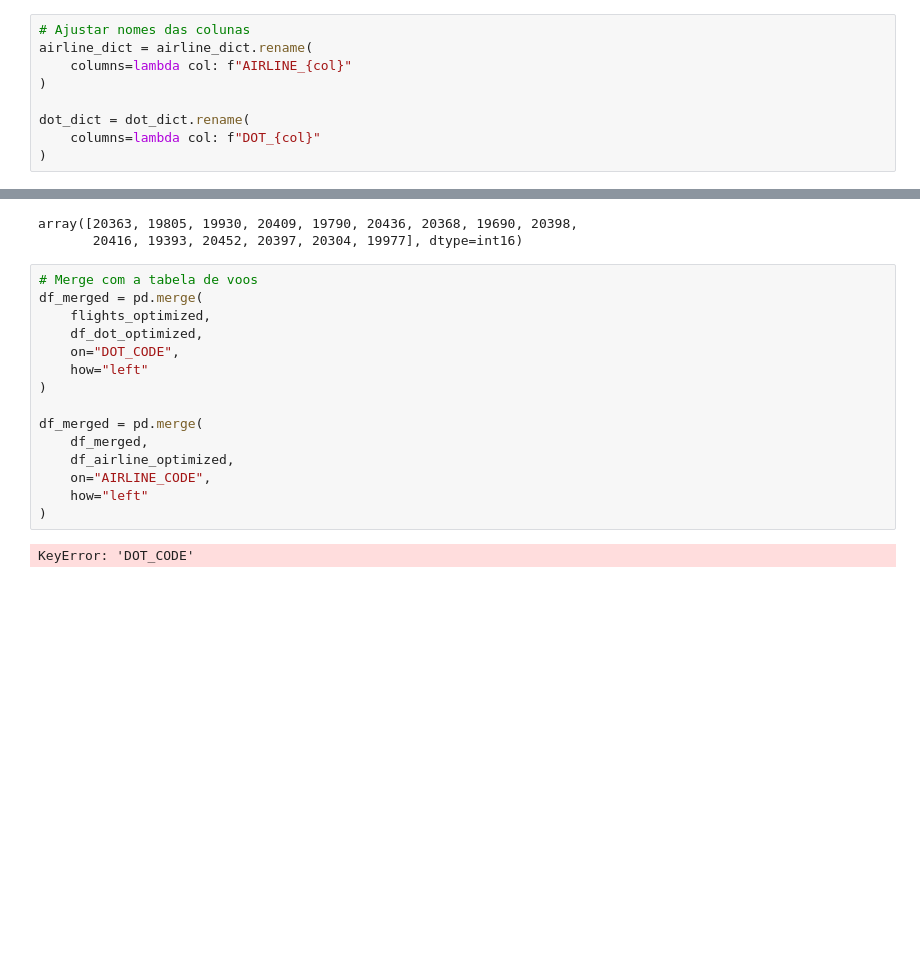
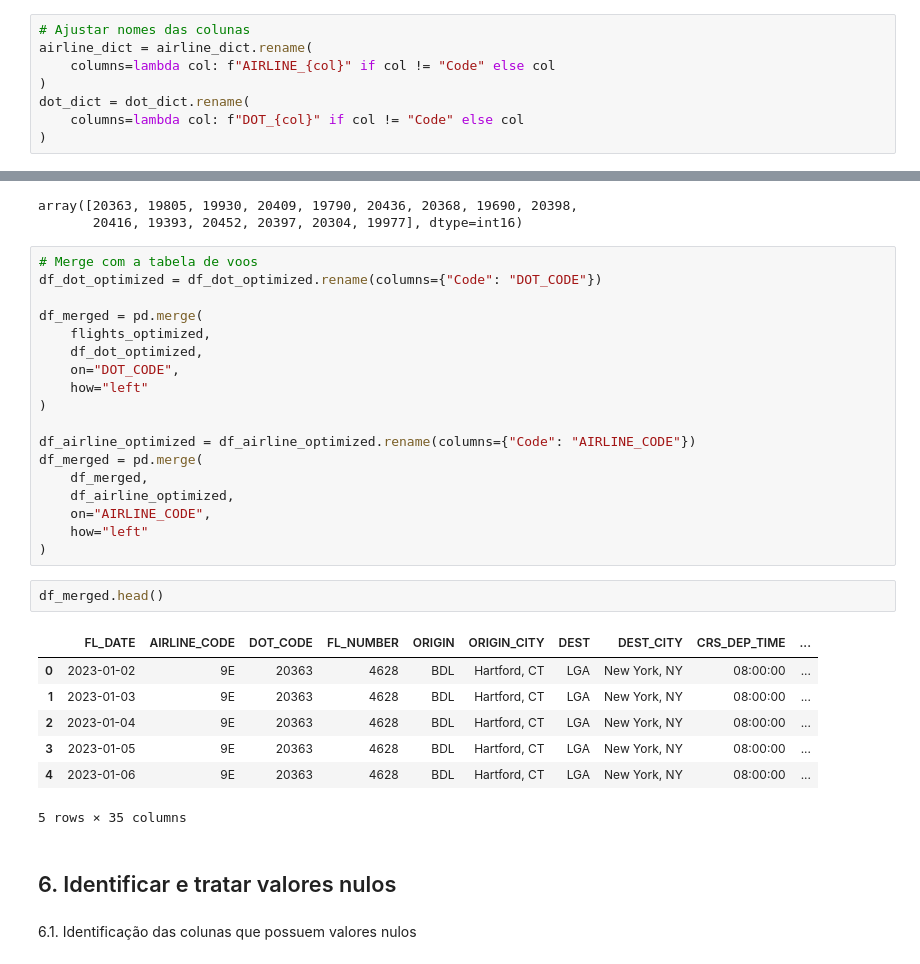
Before and after one commit to vitoriapguimaraes/Python-AnaliseVoos, a Jupyter notebook: scripts/script-ianna.ipynb, the cells around one changed output, grey strips where cells are left out. Cells and saved outputs as stored; diff of their text form; blank space fills up the shorter version.

Commit message:
merge pull request #1 On branch dev-ianna

```diff
--- a/scripts/script-ianna.ipynb
+++ b/scripts/script-ianna.ipynb
@@ -63,11 +62,10 @@ Dicionário DOT:
 # %%
 # Ajustar nomes das colunas
 airline_dict = airline_dict.rename(
-    columns=lambda col: f"AIRLINE_{col}"
+    columns=lambda col: f"AIRLINE_{col}" if col != "Code" else col
 )
-
 dot_dict = dot_dict.rename(
-    columns=lambda col: f"DOT_{col}"
+    columns=lambda col: f"DOT_{col}" if col != "Code" else col
 )
 # %%
 airline_dict = airline_dict.rename(
@@ -314,6 +312,8 @@ array([20363, 19805, 19930, 20409, 19790, 20436, 20368, 19690, 20398,
        20416, 19393, 20452, 20397, 20304, 19977], dtype=int16)
 # %%
 # Merge com a tabela de voos
+df_dot_optimized = df_dot_optimized.rename(columns={"Code": "DOT_CODE"})
+
 df_merged = pd.merge(
     flights_optimized,
     df_dot_optimized,
@@ -321,11 +321,24 @@ df_merged = pd.merge(
     how="left"
 )
 
+df_airline_optimized = df_airline_optimized.rename(columns={"Code": "AIRLINE_CODE"})
 df_merged = pd.merge(
     df_merged,
     df_airline_optimized,
     on="AIRLINE_CODE",
     how="left"
 )
-# %% [output]
-KeyError: 'DOT_CODE'
+# %%
+df_merged.head()
+# %% [output]
+|  | FL_DATE | AIRLINE_CODE | DOT_CODE | FL_NUMBER | ORIGIN | ORIGIN_CITY | DEST | DEST_CITY | CRS_DEP_TIME | ... |
+| 0 | 2023-01-02 | 9E | 20363 | 4628 | BDL | Hartford, CT | LGA | New York, NY | 08:00:00 | ... |
+| 1 | 2023-01-03 | 9E | 20363 | 4628 | BDL | Hartford, CT | LGA | New York, NY | 08:00:00 | ... |
+| 2 | 2023-01-04 | 9E | 20363 | 4628 | BDL | Hartford, CT | LGA | New York, NY | 08:00:00 | ... |
+| 3 | 2023-01-05 | 9E | 20363 | 4628 | BDL | Hartford, CT | LGA | New York, NY | 08:00:00 | ... |
+| 4 | 2023-01-06 | 9E | 20363 | 4628 | BDL | Hartford, CT | LGA | New York, NY | 08:00:00 | ... |
+5 rows × 35 columns
+# %% [markdown]
+## 6. Identificar e tratar valores nulos
+# %% [markdown]
+6.1. Identificação das colunas que possuem valores nulos
```
Also changed, not shown: parts of 6 cells of this notebook.
